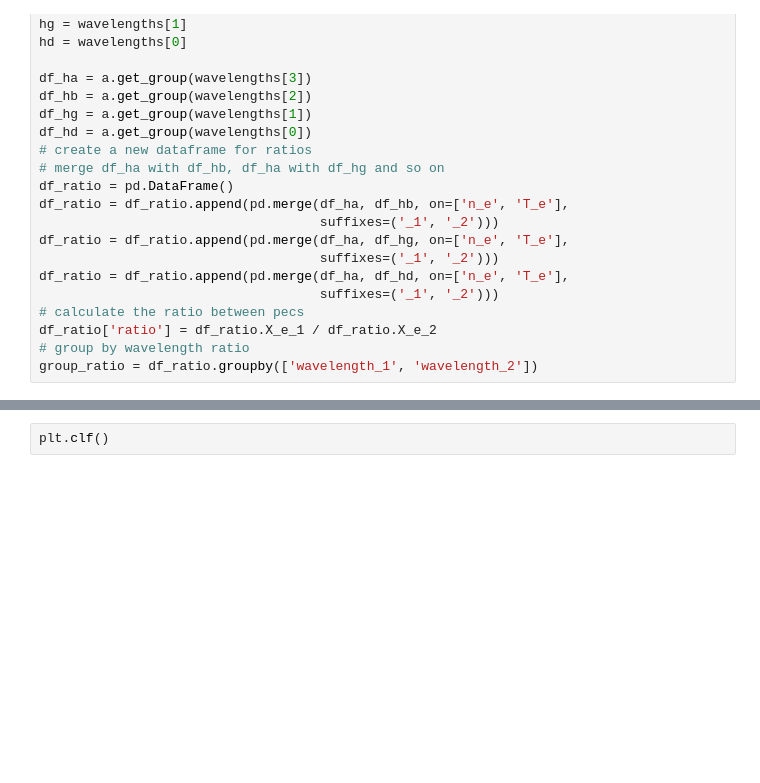
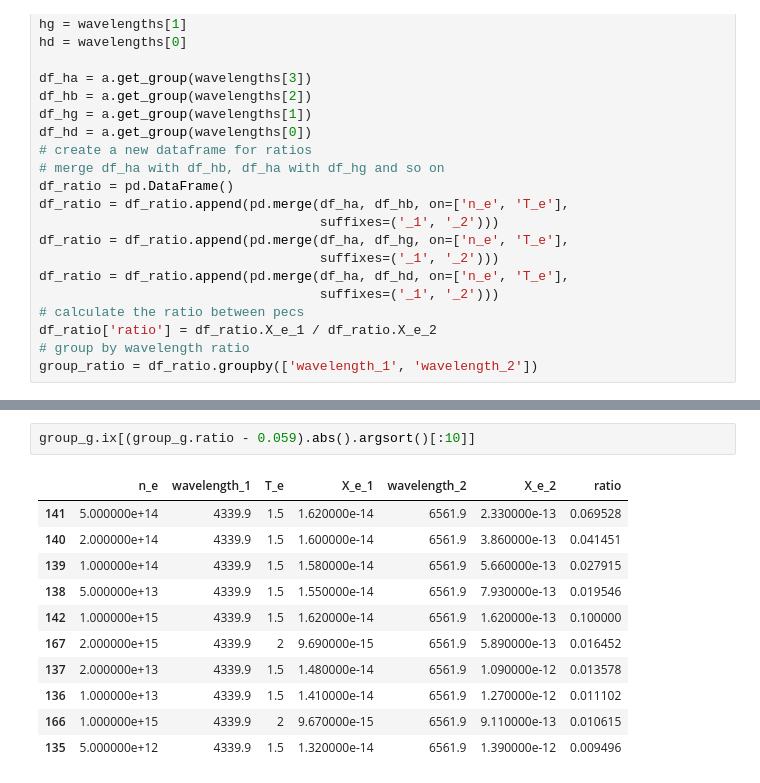
Before and after one commit to grigolet/lab16gym, a Jupyter notebook: notebooks/adas_parsing_de.ipynb, the cells around one changed output, grey strips where cells are left out. Drawn from its saved outputs; the diff is of its cells as text; blank space fills up the shorter version.

```diff
--- a/notebooks/adas_parsing_de.ipynb
+++ b/notebooks/adas_parsing_de.ipynb
@@ -117,5 +118,17 @@ plt.ylabel('ratio')
 plt.legend()
 # %% [output]
 <matplotlib.legend.Legend at 0x...>
-# %%
-plt.clf()
+# %%
+group_g.ix[(group_g.ratio - 0.059).abs().argsort()[:10]]
+# %% [output]
+|  | n_e | wavelength_1 | T_e | X_e_1 | wavelength_2 | X_e_2 | ratio |
+| 141 | 5.000000e+14 | 4339.9 | 1.5 | 1.620000e-14 | 6561.9 | 2.330000e-13 | 0.069528 |
+| 140 | 2.000000e+14 | 4339.9 | 1.5 | 1.600000e-14 | 6561.9 | 3.860000e-13 | 0.041451 |
+| 139 | 1.000000e+14 | 4339.9 | 1.5 | 1.580000e-14 | 6561.9 | 5.660000e-13 | 0.027915 |
+| 138 | 5.000000e+13 | 4339.9 | 1.5 | 1.550000e-14 | 6561.9 | 7.930000e-13 | 0.019546 |
+| 142 | 1.000000e+15 | 4339.9 | 1.5 | 1.620000e-14 | 6561.9 | 1.620000e-13 | 0.100000 |
+| 167 | 2.000000e+15 | 4339.9 | 2 | 9.690000e-15 | 6561.9 | 5.890000e-13 | 0.016452 |
+| 137 | 2.000000e+13 | 4339.9 | 1.5 | 1.480000e-14 | 6561.9 | 1.090000e-12 | 0.013578 |
+| 136 | 1.000000e+13 | 4339.9 | 1.5 | 1.410000e-14 | 6561.9 | 1.270000e-12 | 0.011102 |
+| 166 | 1.000000e+15 | 4339.9 | 2 | 9.670000e-15 | 6561.9 | 9.110000e-13 | 0.010615 |
+| 135 | 5.000000e+12 | 4339.9 | 1.5 | 1.320000e-14 | 6561.9 | 1.390000e-12 | 0.009496 |
```
Also changed, not shown: parts of 8 cells of this notebook.
